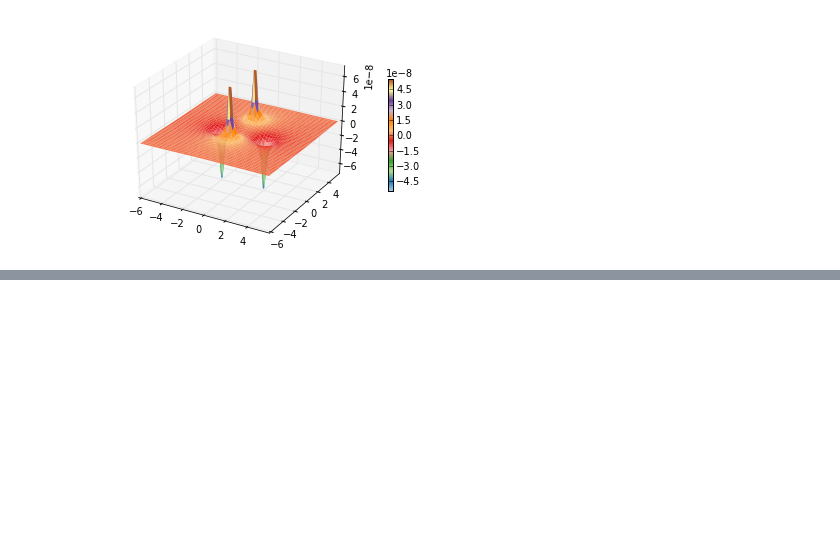
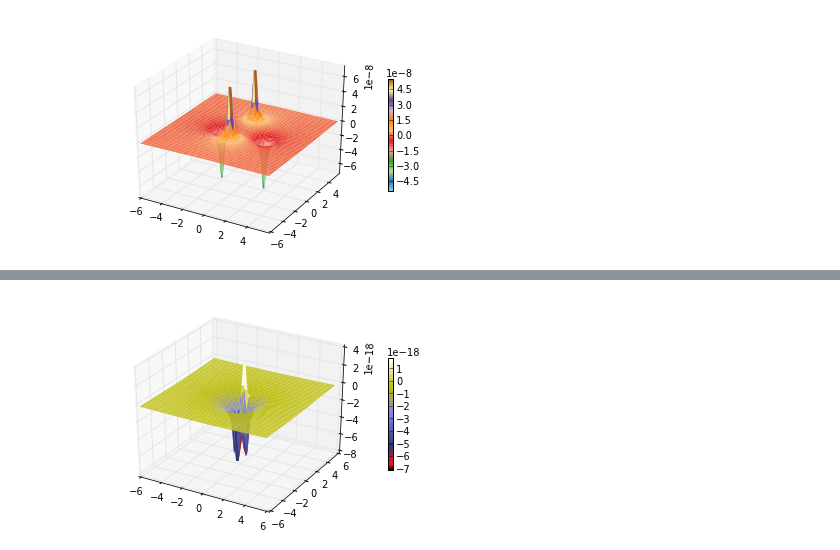
Before and after one commit to mtotten/PHYS202-S13, a Jupyter notebook: Week4/3DPlottingAndFunctions.ipynb, the cells around one changed output, grey strips where cells are left out. Cells and saved outputs as stored; diff of their text form; code cells hidden in the pictures; blank space fills up the shorter version.

```diff
--- a/Week4/3DPlottingAndFunctions.ipynb
+++ b/Week4/3DPlottingAndFunctions.ipynb
@@ -129,0 +141,8 @@ TypeError: 'float' object is not callable
+# %%
+def dipolePotential(x,y,q,d):
+    k = 8.85418782
+    q=1e-19
+    V = (k*q/(X**2 + (Y - d/2)**2)**(1/2.)) - (k*q/(X**2 + (Y+d/2)**2)**(1/2.)) #replace with d/2 since from origin to singular particle is d/2
+    U = -(k*q/(Y**2 + (X + d/2)**2)**(1/2.)) - (k*q/(Y**2 + (X - d/2)**2)**(1/2.))
+    Vxy = U + V #sum up the functions
+    return Vxy
@@ -129,0 +158,9 @@ TypeError: 'float' object is not callable
+# %%
+q=1e-19
+from mpl_toolkits.mplot3d import Axes3D
+fig = figure()
+ax = fig.gca(projection='3d')
+w = ax.plot_surface(X,Y,dipolePotential(x,y,q,1.0), rstride=1, cstride=1, linewidth=0, cmap=cm.gist_stern)
+cb = fig.colorbar(w,shrink=.5)
+# %% [output]
+[figure, added]
```
Also changed, not shown: parts of 2 cells of this notebook.
